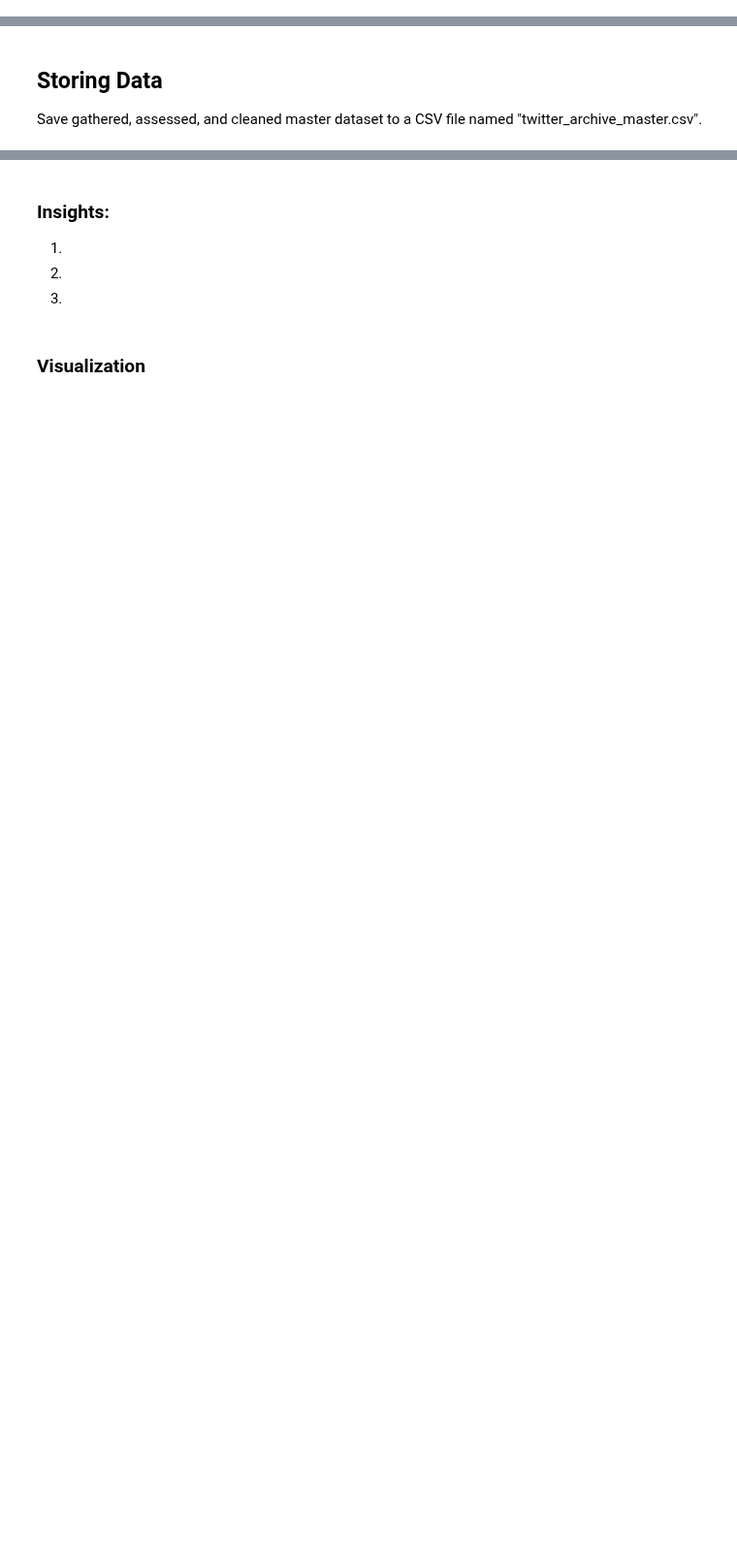
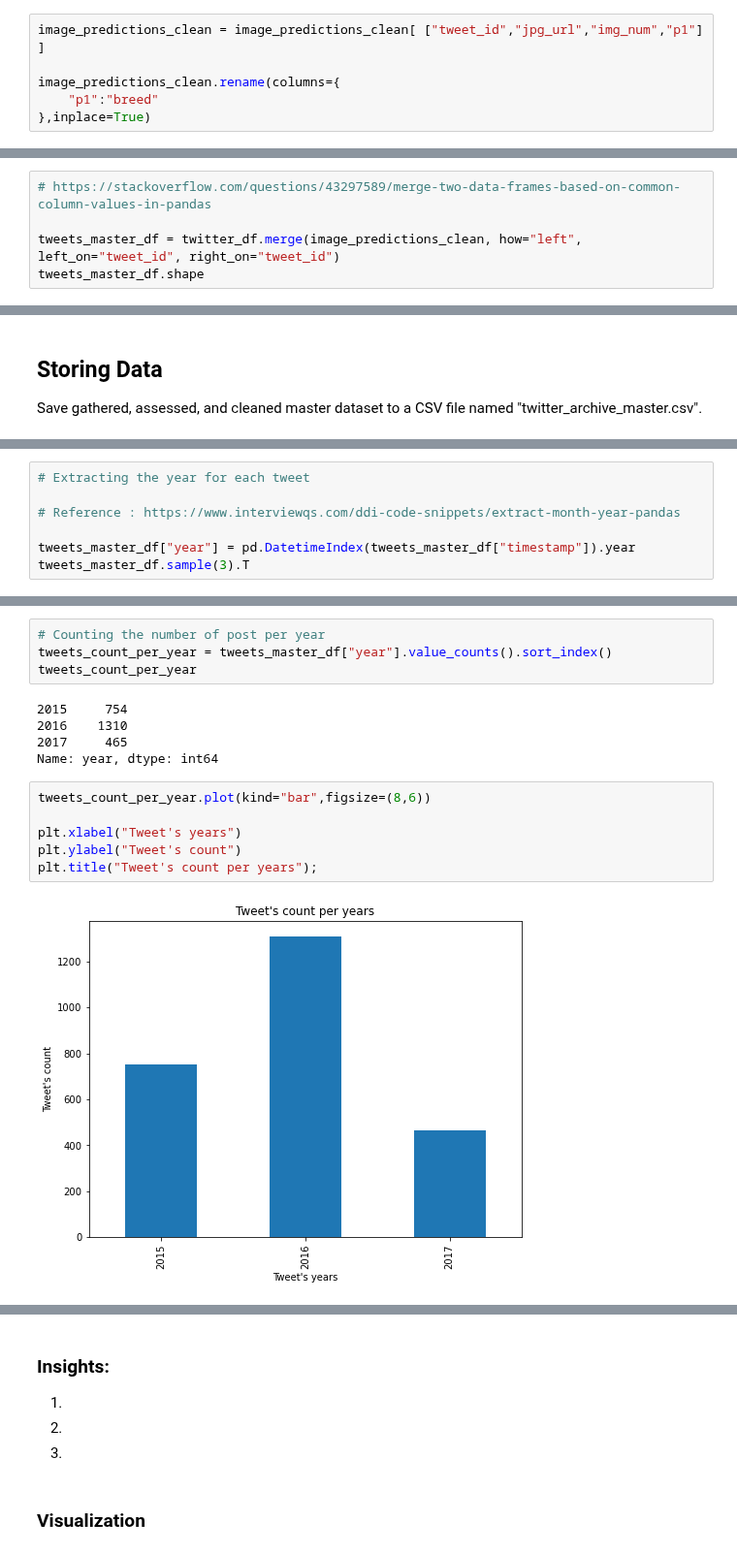
Before and after one commit to patricetg/udacity-data-analyst-project2, a Jupyter notebook: 1 - wrangle_act.ipynb, the cells around one changed output, grey strips where cells are left out. Shown at 97% size. Drawn from its saved outputs; the diff is of its cells as text; blank space fills up the shorter version.

Commit message:
Work on EDA of rating bias based on dog stages

```diff
--- a/1 - wrangle_act.ipynb
+++ b/1 - wrangle_act.ipynb
@@ -1685,0 +1706,6 @@ NameError: name 'bbbb' is not defined
+# %%
+image_predictions_clean = image_predictions_clean[ ["tweet_id","jpg_url","img_num","p1"] ]
+
+image_predictions_clean.rename(columns={
+    "p1":"breed"
+},inplace=True)
@@ -1685,0 +1738,5 @@ NameError: name 'bbbb' is not defined
+# %%
+# https://stackoverflow.com/questions/43297589/merge-two-data-frames-based-on-common-column-values-in-pandas
+
+tweets_master_df = twitter_df.merge(image_predictions_clean, how="left", left_on="tweet_id", right_on="tweet_id")
+tweets_master_df.shape
@@ -1691,0 +1834,7 @@ In this section, analyze and visualize your wrangled data. You must produce at l
+# %%
+# Extracting the year for each tweet
+
+# Reference : https://www.interviewqs.com/ddi-code-snippets/extract-month-year-pandas
+
+tweets_master_df["year"] = pd.DatetimeIndex(tweets_master_df["timestamp"]).year
+tweets_master_df.sample(3).T
@@ -1691,0 +1862,17 @@ In this section, analyze and visualize your wrangled data. You must produce at l
+# %%
+# Counting the number of post per year
+tweets_count_per_year = tweets_master_df["year"].value_counts().sort_index()
+tweets_count_per_year
+# %% [output]
+2015     754
+2016    1310
+2017     465
+Name: year, dtype: int64
+# %%
+tweets_count_per_year.plot(kind="bar",figsize=(8,6))
+
+plt.xlabel("Tweet's years")
+plt.ylabel("Tweet's count")
+plt.title("Tweet's count per years");
+# %% [output]
+[figure, added]
```
Also changed, not shown: parts of 62 cells of this notebook, 2 other files.
